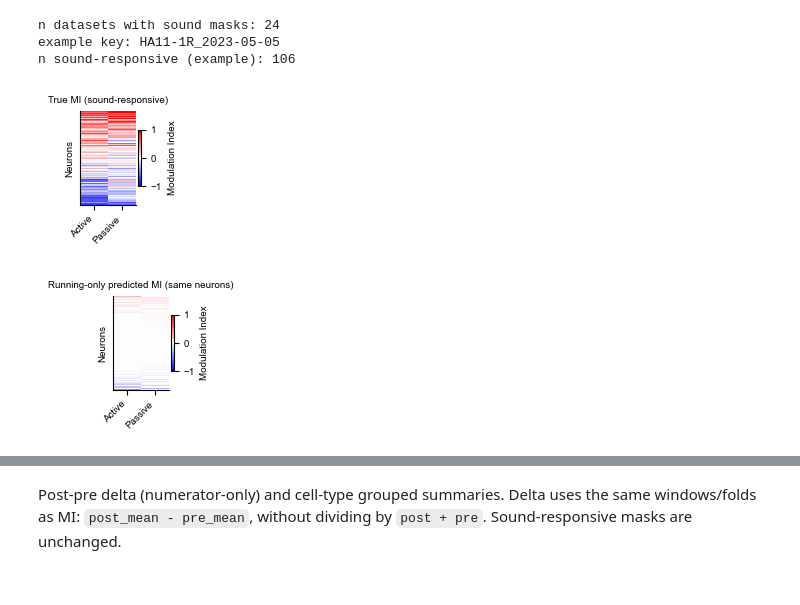
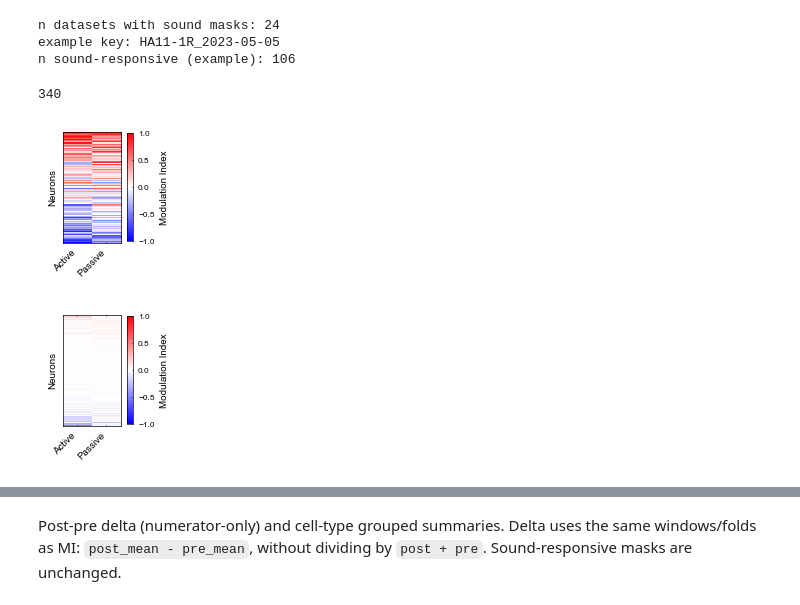
Before and after one commit to constanzabassi/GLM-analysis, a Jupyter notebook: notebooks/run_glm_encoding_analysis_running_models.ipynb, the cells around one changed output, grey strips where cells are left out. Saved outputs shown, nothing was run; the diff lists cells and outputs as text; code cells hidden in the pictures.

Commit message:
updates to running glm notebook/plots

```diff
--- a/notebooks/run_glm_encoding_analysis_running_models.ipynb
+++ b/notebooks/run_glm_encoding_analysis_running_models.ipynb
@@ -143,12 +143,12 @@ all_vars_passive, aligned_behav_passive, _, alignment_frames_all_passive, condit
 )
 
 #align the neural data (active)
-aligned_neural_pred, aligned_velocity = predictorfun.align_model_outputs_across_folds(datasets, alignment_frames_all,results_pre, model_type = 'model_output_running_active')
-aligned_neural_true, _ = predictorfun.align_model_outputs_across_folds(datasets, alignment_frames_all,results_pre, model_type = 'model_output_running_active', data_dir = 'VR_')
+aligned_neural_pred, _ = predictorfun.align_model_outputs_across_folds(datasets, alignment_frames_all,results_pre, model_type = 'model_output_running_active')
+aligned_neural_true, aligned_velocity = predictorfun.align_model_outputs_across_folds(datasets, alignment_frames_all,results_pre, model_type = 'model_output_running_active', data_dir = 'VR_')
 
 #align the neural data (passive)
-aligned_neural_pred_passive, aligned_velocity_passive = predictorfun.align_model_outputs_across_folds(datasets, alignment_frames_all_passive,results_pre, model_type = 'model_output_running_passive')
-aligned_neural_true_passive, _ = predictorfun.align_model_outputs_across_folds(datasets, alignment_frames_all_passive,results_pre, model_type = 'model_output_running_passive', data_dir = 'passive_')
+aligned_neural_pred_passive, _ = predictorfun.align_model_outputs_across_folds(datasets, alignment_frames_all_passive,results_pre, model_type = 'model_output_running_passive')
+aligned_neural_true_passive, aligned_velocity_passive = predictorfun.align_model_outputs_across_folds(datasets, alignment_frames_all_passive,results_pre, model_type = 'model_output_running_passive', data_dir = 'passive_')
 # %% [output]
 HA11-1R_2023-05-05
 HA11-1R_2023-04-13
@@ -330,7 +550,7 @@ import matplotlib.pyplot as plt
 
 s1_onset_frame = 6
 pre_frames = np.arange(0,5) #np.arange(0, s1_onset_frame)                      # frames 0..5
-post_frames = np.arange(13,31) #np.arange(s1_onset_frame + 2, s1_onset_frame + 32)  # frames 8..37
+post_frames = np.arange(13,43) #np.arange(s1_onset_frame + 2, s1_onset_frame + 32)  # frames 8..37
 mi_analyzer = ModulationIndexAnalyzer(
 
     pre_frames=pre_frames,
@@ -352,5 +572,16 @@ mi_active = mi_analyzer.compute_mi_true_vs_pred(
 print('pre_frames:', pre_frames)
 print('post_frames:', post_frames)
 print('n datasets (active):', len(mi_active['comparison']))
+
+
+# Cell-type labels from results[key]["celltype_array"] (0=PYR, 1=SOM, 2=PV)
+
+cell_type_dict = plotter.make_cell_type_dict_from_results(
+    results,
+    mi_reference_dict=mi_active['true']['mi_mean_by_key'],
+    label_map={0: "PYR", 1: "SOM", 2: "PV"},
+    celltype_key="celltype_array",
+)
+print("example cell types:", np.unique(cell_type_dict[next(iter(cell_type_dict))]))
 # %% [output]
 pre_frames: [0 1 2 3 4]
@@ -441,0 +677,6 @@ n sound-responsive (example): 106
+# %%
+n_neurons_by_key_opto = n_neurons_by_key
+# Remove the last dataset
+n_neurons_by_key_opto.pop('HE1-00_2023-05-30')
+# %% [output]
+340
@@ -442,32 +687,32 @@ n sound-responsive (example): 106
 # %%
 # True vs predicted active/passive MI heatmaps for sound-responsive neurons
 os.makedirs('W:/Connie/results/Bassi2025/glm_results/modulation_index', exist_ok=True)
 _ = plotter.plot_mi_heatmap_by_context(
     [mi_true_active, mi_true_passive],
     ['Active', 'Passive'],
     neuron_mask_dict=sound_responsive_mask_dict,
     sort_context_index=(0,1),
     vmin=-1,
     vmax=1,
-    title='True MI (sound-responsive)',
+    title=None,#'True MI (sound-responsive)',
     datasets=datasets,
     cmap = 'bwr',
     save_path= 'W:/Connie/results/Bassi2025/glm_results/modulation_index/heatmap_true_mi_sound_responsive_neurons.pdf',
     figsize = (1.4 , 1.7)
 )
 _ = plotter.plot_mi_heatmap_by_context(
     [mi_pred_active, mi_pred_passive],
     ['Active', 'Passive'],
     neuron_mask_dict=sound_responsive_mask_dict,
     sort_context_index=(0,1),
     vmin=-1,
     vmax=1,
-    title='Running-only predicted MI (same neurons)',
+    title=None,#'Running-only predicted MI (same neurons)',
     datasets=datasets,
     cmap = 'bwr',
     save_path= 'W:/Connie/results/Bassi2025/glm_results/modulation_index/heatmap_predicted_mi_sound_responsive_neurons.pdf',
     figsize = (1.4 , 1.7)
 )
 # %% [output]
-[figure, old version]
+[figure, new version]
-[figure, old version]
+[figure, new version]
```
Also changed, not shown: parts of 35 cells of this notebook, 3 other files.
